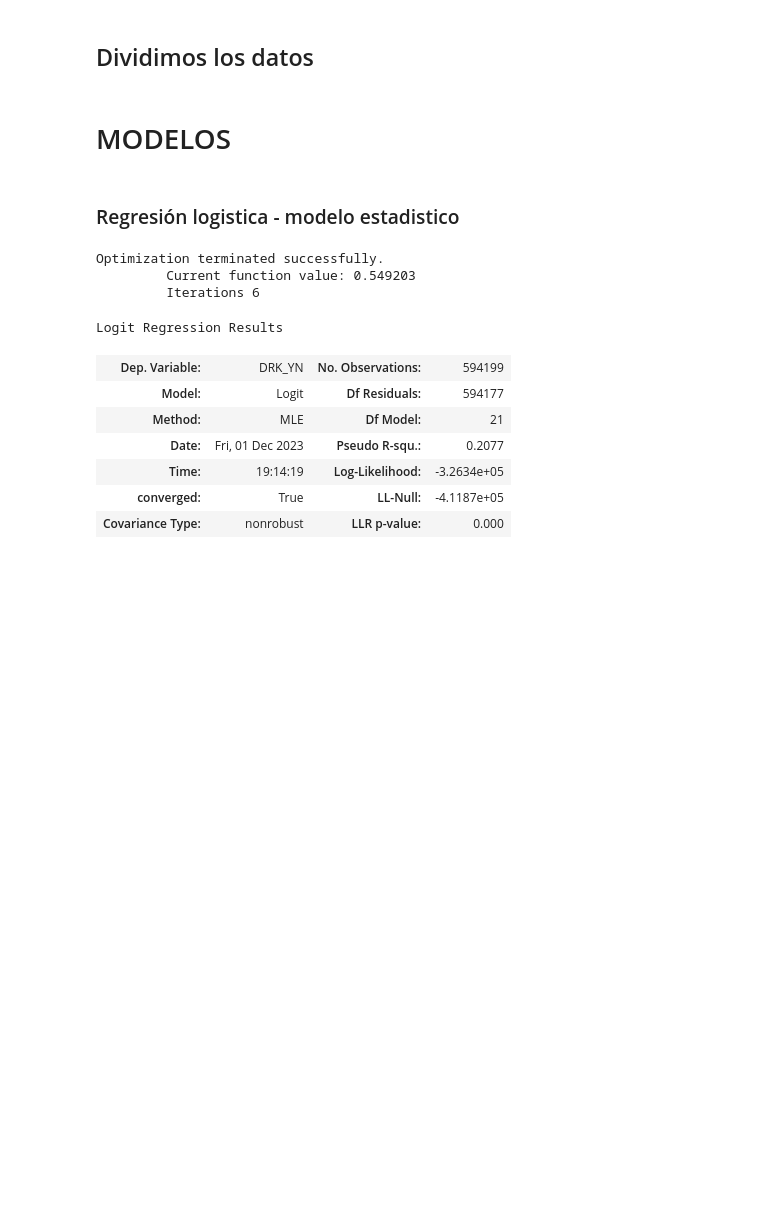
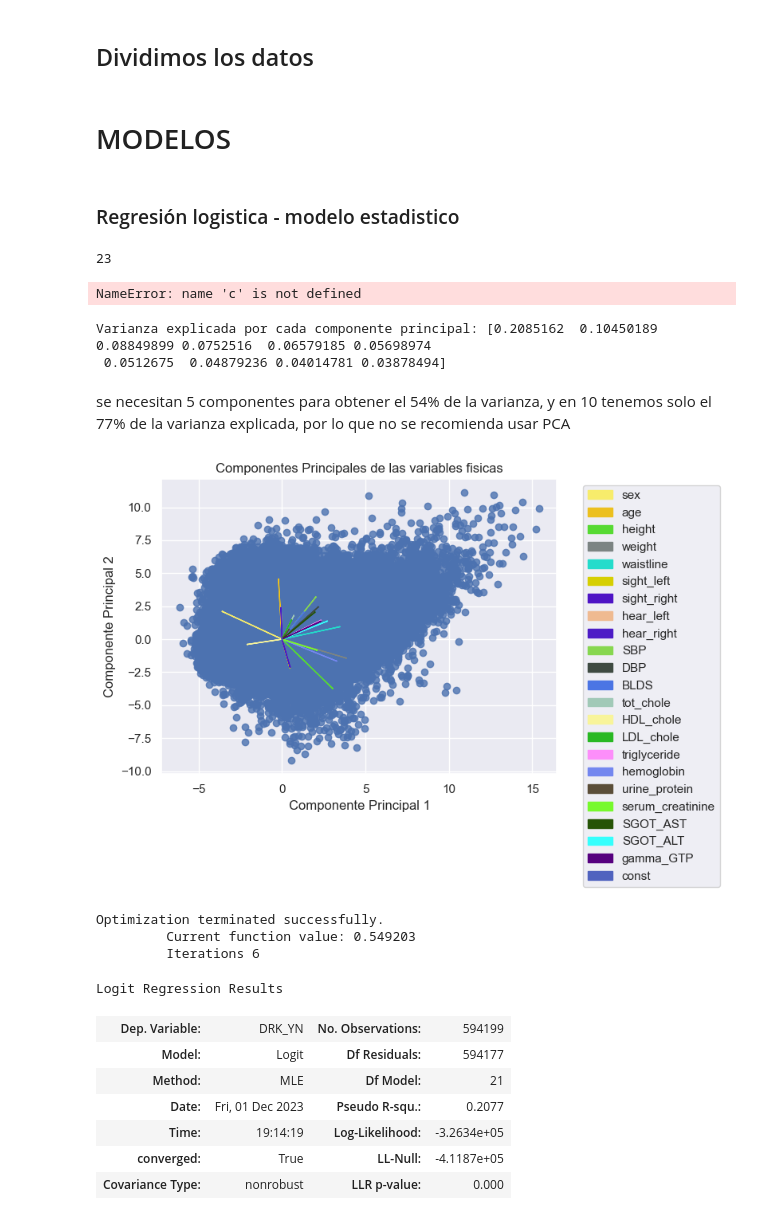
Before and after one commit to stijopa/Proyecto_Integrador, a Jupyter notebook: exploracion.ipynb, the cells around one changed output. Drawn from its saved outputs; the diff is of its cells as text; code cells hidden in the pictures; blank space fills up the shorter version.

```diff
--- a/exploracion.ipynb
+++ b/exploracion.ipynb
@@ -275,3 +275,51 @@ X_test_z = scaler.transform(X_test)
 # MODELOS
 # %% [markdown]
 ### Regresión logistica - modelo estadistico
+# %%
+len(X_columns)
+# %% [output]
+23
+# %%
+import matplotlib.colors as mcolors
+mcolors.rgb_to_hsv(mcolors.to_rgb(c))
+# %% [output]
+NameError: name 'c' is not defined
+# %%
+from sklearn.decomposition import PCA
+from random import randint
+
+color = []
+n = 23
+
+for i in range(n):
+    color.append('#%06X' % randint(0, 0xFFFFFF))
+
+pca = PCA(n_components = 10)
+componentes_principales = pca.fit_transform(X_train_z)
+
+ide = np.identity(23)
+interpr = pca.transform(ide)
+
+# Visualizar la varianza explicada por los componentes principales
+varianza_explicada = pca.explained_variance_ratio_
+print("Varianza explicada por cada componente principal:", varianza_explicada)
+# %% [output]
+Varianza explicada por cada componente principal: [0.2085162  0.10450189 0.08849899 0.0752516  0.06579185 0.05698974
+ 0.0512675  0.04879236 0.04014781 0.03878494]
+# %% [markdown]
+se necesitan 5 componentes para obtener el 54% de la varianza, y en 10 tenemos solo el 77% de la varianza explicada, por lo que no se recomienda usar PCA
+# %%
+# Visualizar los datos después de PCA
+i = 0
+plt.figure('PCA Plot')
+plt.scatter(componentes_principales[:, 0], componentes_principales[:, 1], alpha=0.8)
+plt.title('Componentes Principales de las variables fisicas')
+plt.xlabel('Componente Principal 1')
+plt.ylabel('Componente Principal 2')
+for row in interpr:
+    plt.arrow(0,0,row[0]*10,row[1]*10, color=color[i],head_width=0.05, label = X_columns[i])
+    i+=1
+plt.legend(bbox_to_anchor=(1.05, 1.))
+plt.show()
+# %% [output]
+[figure, added]
```
Also changed, not shown: parts of 2 cells of this notebook.
